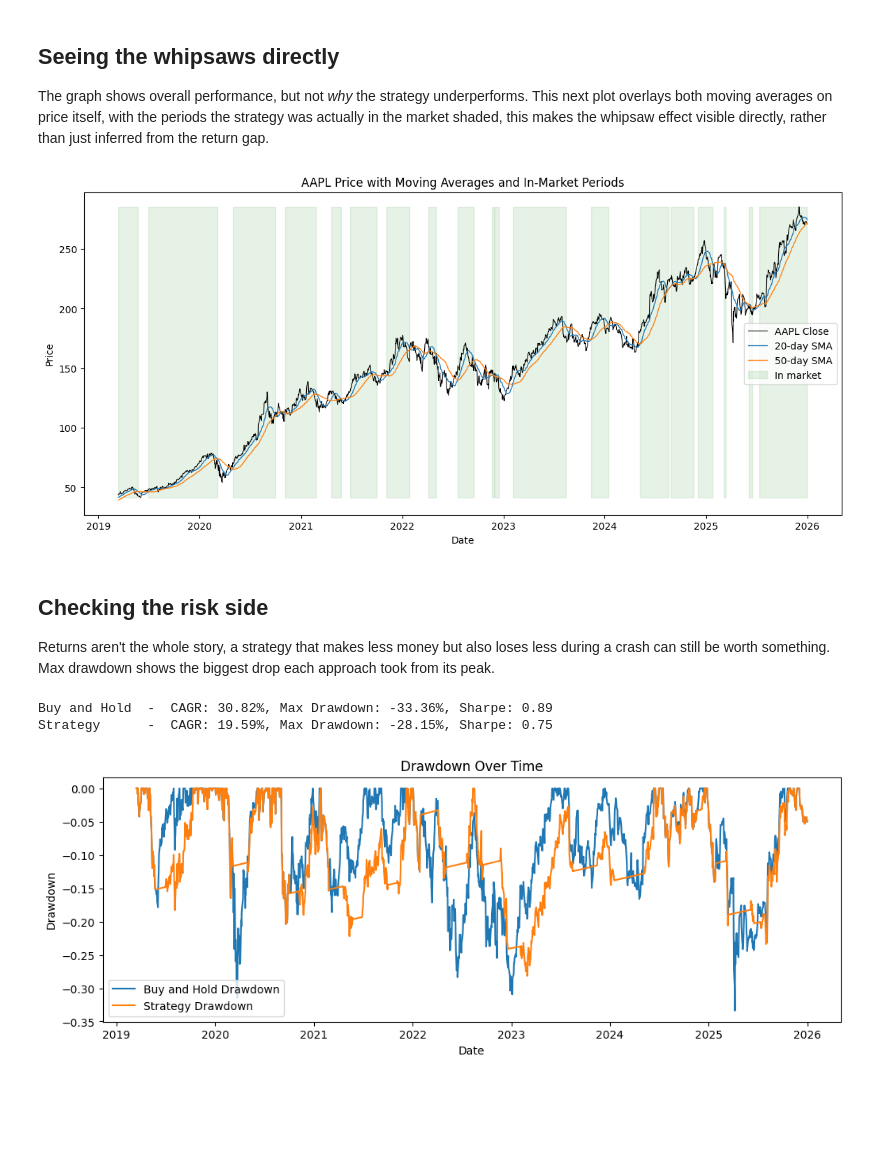
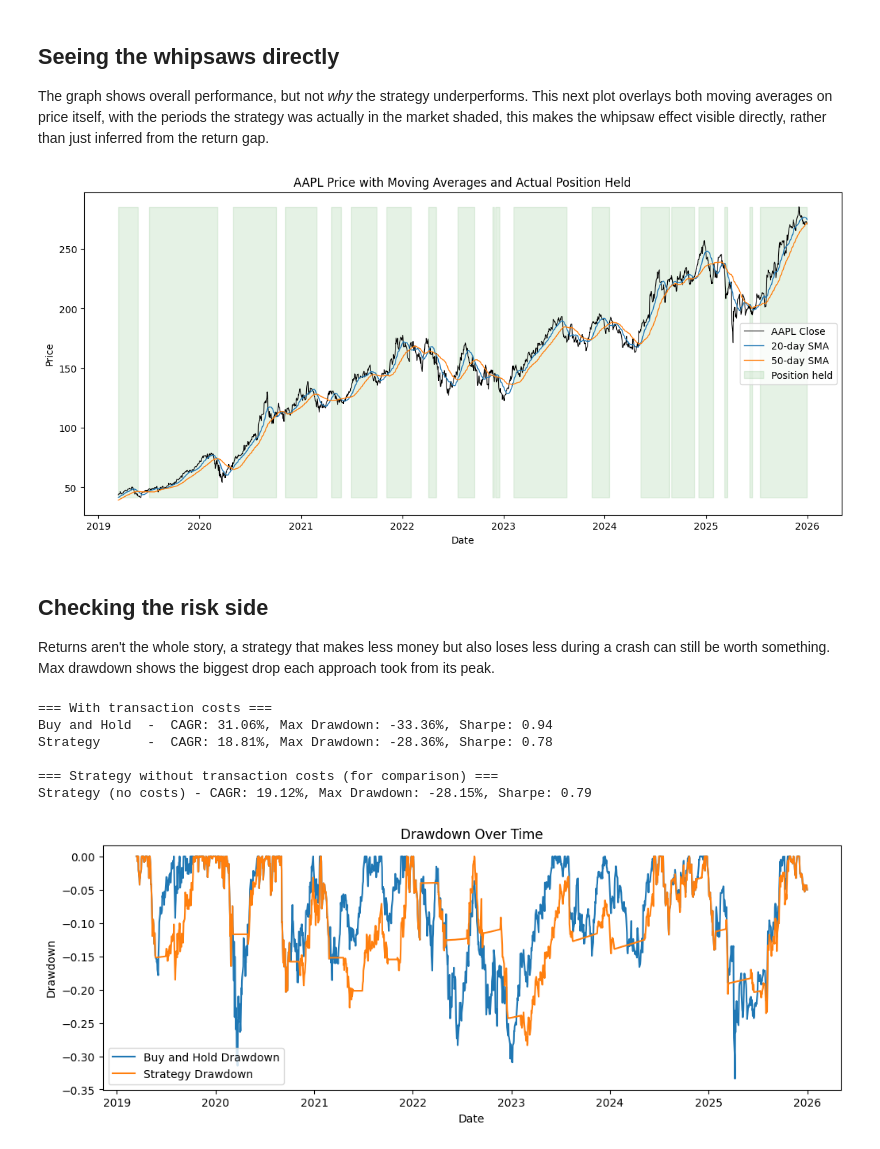
Before and after one commit to mann-patel07/AAPL-TrendFollowing-Backtest, a Jupyter notebook: Backtesting_v1.ipynb, the cells around one changed output. Saved outputs shown, nothing was run; the diff lists cells and outputs as text; code cells hidden in the pictures; blank space fills up the shorter version.

```diff
--- a/Backtesting_v1.ipynb
+++ b/Backtesting_v1.ipynb
@@ -99,10 +104,0 @@ When the strategy is out of the market (Signal = 0), this version assumes cash e
-# %%
-RISK_FREE_ANNUAL = 0.04 # rough approximation, T-bill yield varies over the period
-rf_daily = RISK_FREE_ANNUAL / 252
-
-data['Daily_Return'] = data['Close'].pct_change()
-position = data['Signal'].shift(1)
-data['Strategy_Return'] = data['Daily_Return'] * position + rf_daily * (1 - position)
-
-#data['Strategy_Return'] = data['Daily_Return'] * data['Signal'].shift(1)
-data[['Close', 'Signal', 'Daily_Return', 'Strategy_Return']].tail(10)
@@ -167,14 +204,14 @@ ax.plot(data['Close'], label='AAPL Close', color='black', linewidth=0.8)
 ax.plot(data['SMA_short'], label=f'{SHORT_WINDOW}-day SMA', linewidth=1)
 ax.plot(data['SMA_long'], label=f'{LONG_WINDOW}-day SMA', linewidth=1)
 ax.fill_between(data.index, data['Close'].min(), data['Close'].max(),
-                where=data['Signal']==1, alpha=0.1, color='green', label='In market')
+                where=position==1, alpha=0.1, color='green', label='Position held')
 ax.set_xlabel('Date')
 ax.set_ylabel('Price')
-ax.set_title('AAPL Price with Moving Averages and In-Market Periods')
+ax.set_title('AAPL Price with Moving Averages and Actual Position Held')
 ax.legend()
 plt.show()
 # %% [output]
-[figure, old version]
+[figure, new version]
 # %% [markdown]
 ## Checking the risk side
 
@@ -182,38 +219,56 @@ Returns aren't the whole story, a strategy that makes less money but also loses
 # %%
 def max_drawdown(cumulative_returns):
     peak = cumulative_returns.cummax()
     drawdown = (cumulative_returns - peak) / peak
     return drawdown, drawdown.min()
 
 def cagr(cumulative_returns, periods_per_year=252):
-    n_years = len(cumulative_returns) / periods_per_year
+    n_returns = cumulative_returns.count() - 1  # number of actual return periods, not row count
+    n_years = n_returns / periods_per_year
     return cumulative_returns.iloc[-1] ** (1 / n_years) - 1
 
 def sharpe(daily_returns, rf_daily, periods_per_year=252):
     excess = daily_returns - rf_daily
     return (excess.mean() / excess.std()) * (periods_per_year ** 0.5)
 
-market_drawdown_series, market_dd = max_drawdown(data['Cumulative_Market_Return'])
-strategy_drawdown_series, strategy_dd = max_drawdown(data['Cumulative_Strategy_Return'])
+def summarize(equity, returns, rf_daily_series):
+    dd_series, dd = max_drawdown(equity)
+    return {
+        "CAGR": cagr(equity),
+        "Sharpe": sharpe(returns, rf_daily_series),
+        "MaxDrawdown": dd,
+        "FinalMultiple": equity.iloc[-1],
+        "DrawdownSeries": dd_series,
+    }
 
-market_cagr = cagr(data['Cumulative_Market_Return'])
-strategy_cagr = cagr(data['Cumulative_Strategy_Return'])
+# with transaction costs (the realistic version)
+market_summary = summarize(data['Cumulative_Market_Return'], data['Daily_Return'].dropna(), rf_daily)
+strategy_summary = summarize(data['Cumulative_Strategy_Return'], data['Strategy_Return'].dropna(), rf_daily)
 
-market_sharpe = sharpe(data['Daily_Return'].dropna(), rf_daily)
-strategy_sharpe = sharpe(data['Strategy_Return'].dropna(), rf_daily)
+# without transaction costs, for comparison
+gross_cumulative = (1 + gross_strategy_return).cumprod()
+strategy_summary_no_costs = summarize(gross_cumulative, gross_strategy_return.dropna(), rf_daily)
 
-print(f"Buy and Hold  -  CAGR: {market_cagr:.2%}, Max Drawdown: {market_dd:.2%}, Sharpe: {market_sharpe:.2f}")
-print(f"Strategy      -  CAGR: {strategy_cagr:.2%}, Max Drawdown: {strategy_dd:.2%}, Sharpe: {strategy_sharpe:.2f}")
+print("=== With transaction costs ===")
+print(f"Buy and Hold  -  CAGR: {market_summary['CAGR']:.2%}, Max Drawdown: {market_summary['MaxDrawdown']:.2%}, Sharpe: {market_summary['Sharpe']:.2f}")
+print(f"Strategy      -  CAGR: {strategy_summary['CAGR']:.2%}, Max Drawdown: {strategy_summary['MaxDrawdown']:.2%}, Sharpe: {strategy_summary['Sharpe']:.2f}")
+print()
+print("=== Strategy without transaction costs (for comparison) ===")
+print(f"Strategy (no costs) - CAGR: {strategy_summary_no_costs['CAGR']:.2%}, Max Drawdown: {strategy_summary_no_costs['MaxDrawdown']:.2%}, Sharpe: {strategy_summary_no_costs['Sharpe']:.2f}")
 
 fig, ax = plt.subplots(figsize=(12,4))
-ax.plot(market_drawdown_series, label='Buy and Hold Drawdown')
-ax.plot(strategy_drawdown_series, label='Strategy Drawdown')
+ax.plot(market_summary['DrawdownSeries'], label='Buy and Hold Drawdown')
+ax.plot(strategy_summary['DrawdownSeries'], label='Strategy Drawdown')
 ax.set_xlabel('Date')
 ax.set_ylabel('Drawdown')
 ax.set_title('Drawdown Over Time')
 ax.legend()
 plt.show()
 # %% [output]
-Buy and Hold  -  CAGR: 30.82%, Max Drawdown: -33.36%, Sharpe: 0.89
-Strategy      -  CAGR: 19.59%, Max Drawdown: -28.15%, Sharpe: 0.75
+=== With transaction costs ===
+Buy and Hold  -  CAGR: 31.06%, Max Drawdown: -33.36%, Sharpe: 0.94
+Strategy      -  CAGR: 18.81%, Max Drawdown: -28.36%, Sharpe: 0.78
+
+=== Strategy without transaction costs (for comparison) ===
+Strategy (no costs) - CAGR: 19.12%, Max Drawdown: -28.15%, Sharpe: 0.79
-[figure, old version]
+[figure, new version]
```
Also changed, not shown: parts of 16 cells of this notebook.
